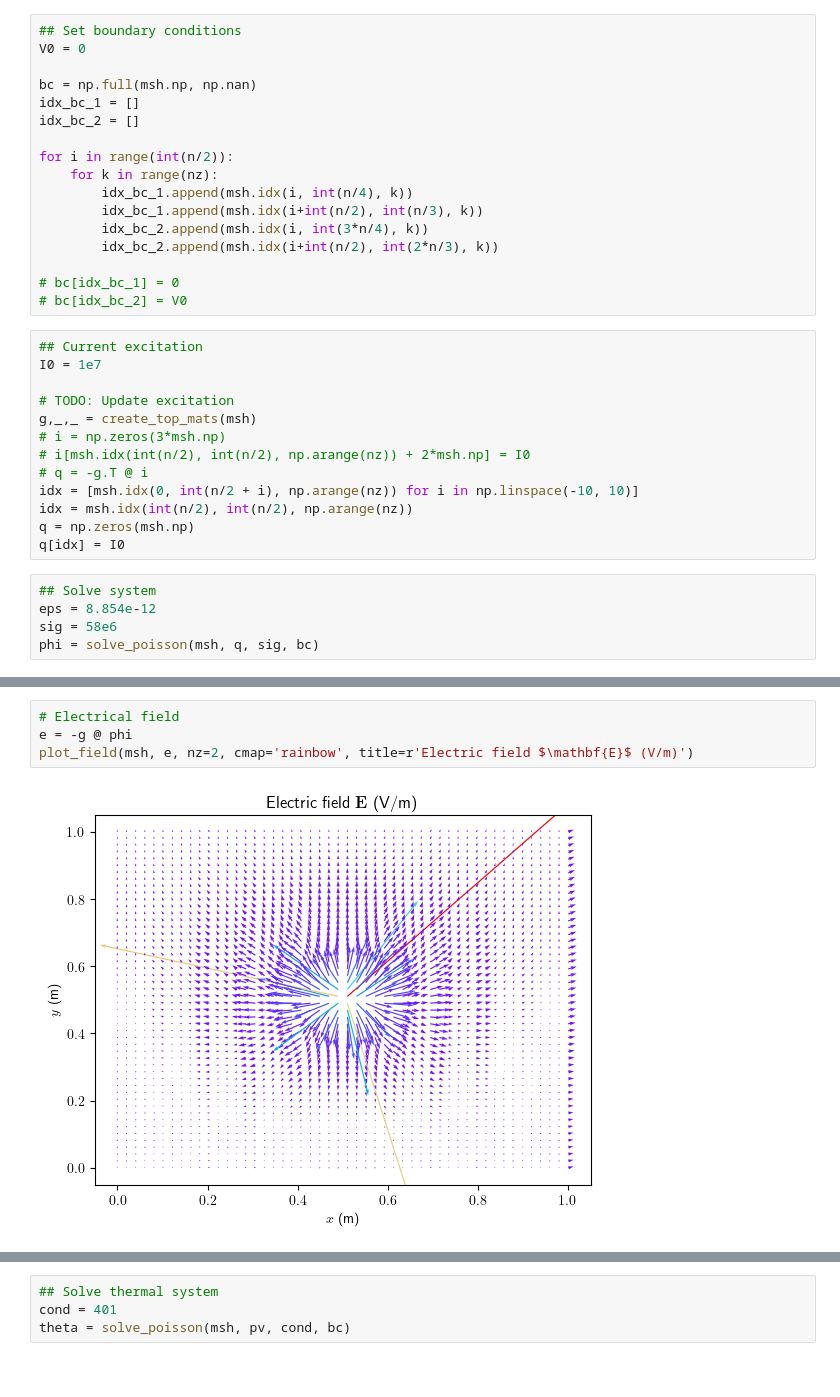
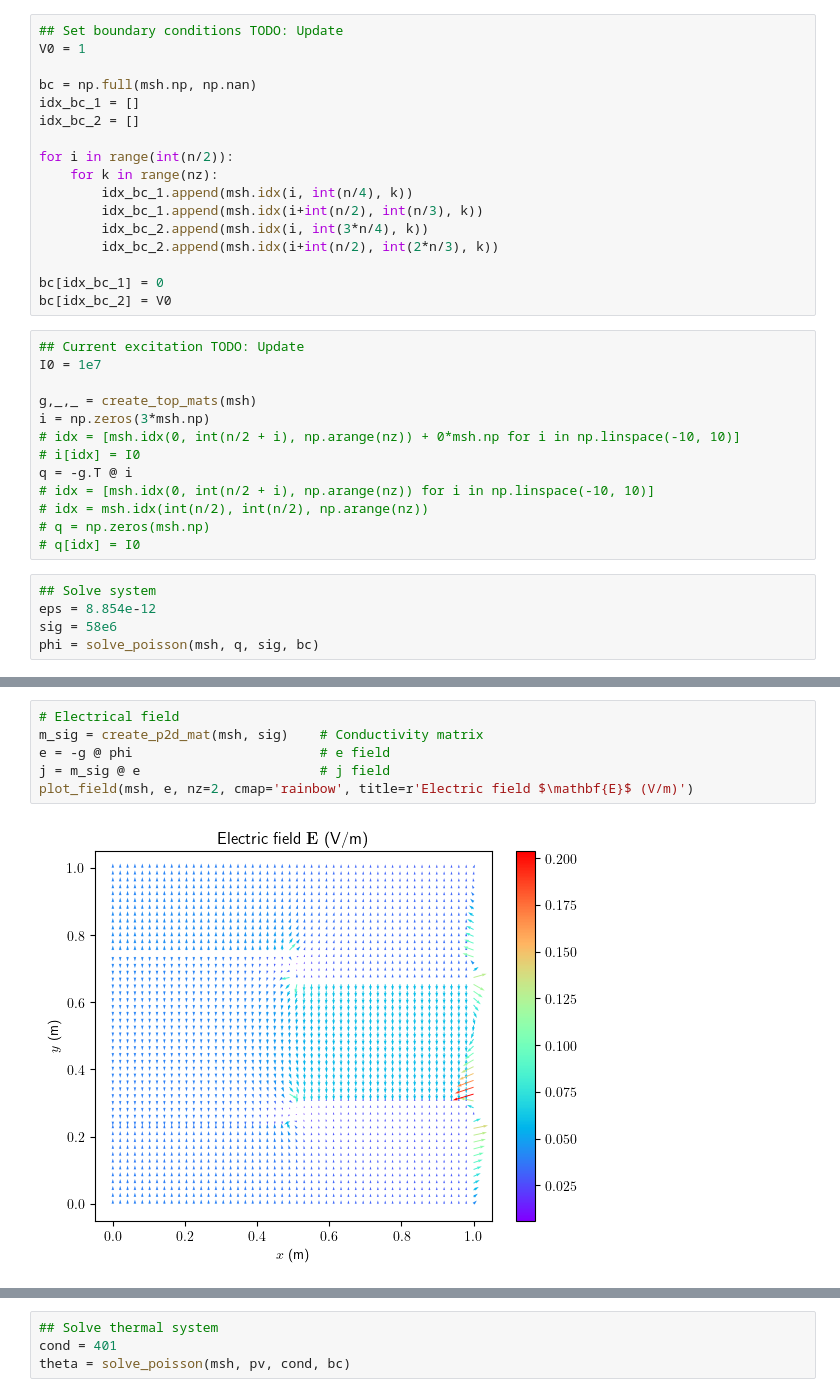
Before and after one commit to Devoev/multiphysics, a Jupyter notebook: main.ipynb, the cells around one changed output, grey strips where cells are left out. Saved outputs shown, nothing was run; the diff lists cells and outputs as text.

Commit message:
added mesh_boxes.py (w/out impl yet) added colorbar to plot_field.py

```diff
--- a/main.ipynb
+++ b/main.ipynb
@@ -24,8 +24,8 @@ ymesh = np.linspace(0, 1, n)
 zmesh = np.linspace(0, 1, nz)
 msh = Mesh(xmesh, ymesh, zmesh)
 # %%
-## Set boundary conditions
-V0 = 0
+## Set boundary conditions TODO: Update
+V0 = 1
 
 bc = np.full(msh.np, np.nan)
 idx_bc_1 = []
@@ -38,21 +38,21 @@ for i in range(int(n/2)):
         idx_bc_2.append(msh.idx(i, int(3*n/4), k))
         idx_bc_2.append(msh.idx(i+int(n/2), int(2*n/3), k))
 
-# bc[idx_bc_1] = 0
-# bc[idx_bc_2] = V0
+bc[idx_bc_1] = 0
+bc[idx_bc_2] = V0
 # %%
-## Current excitation
+## Current excitation TODO: Update
 I0 = 1e7
 
-# TODO: Update excitation
 g,_,_ = create_top_mats(msh)
-# i = np.zeros(3*msh.np)
-# i[msh.idx(int(n/2), int(n/2), np.arange(nz)) + 2*msh.np] = I0
-# q = -g.T @ i
-idx = [msh.idx(0, int(n/2 + i), np.arange(nz)) for i in np.linspace(-10, 10)]
-idx = msh.idx(int(n/2), int(n/2), np.arange(nz))
-q = np.zeros(msh.np)
-q[idx] = I0
+i = np.zeros(3*msh.np)
+# idx = [msh.idx(0, int(n/2 + i), np.arange(nz)) + 0*msh.np for i in np.linspace(-10, 10)]
+# i[idx] = I0
+q = -g.T @ i
+# idx = [msh.idx(0, int(n/2 + i), np.arange(nz)) for i in np.linspace(-10, 10)]
+# idx = msh.idx(int(n/2), int(n/2), np.arange(nz))
+# q = np.zeros(msh.np)
+# q[idx] = I0
 # %%
 ## Solve system
 eps = 8.854e-12
@@ -66,8 +66,10 @@ plot_pot(msh, phi, nz=2, levels=n, cmap='rainbow', title='Electric potential $\p
 # %%
 # Electrical field
-e = -g @ phi
+m_sig = create_p2d_mat(msh, sig)    # Conductivity matrix
+e = -g @ phi                        # e field
+j = m_sig @ e                       # j field
 plot_field(msh, e, nz=2, cmap='rainbow', title=r'Electric field $\mathbf{E}$ (V/m)')
 # %% [output]
-[figure, old version]
+[figure, new version]
 # %%
 ## Power calculation
```
Also changed, not shown: parts of 4 cells of this notebook, 2 other files.
